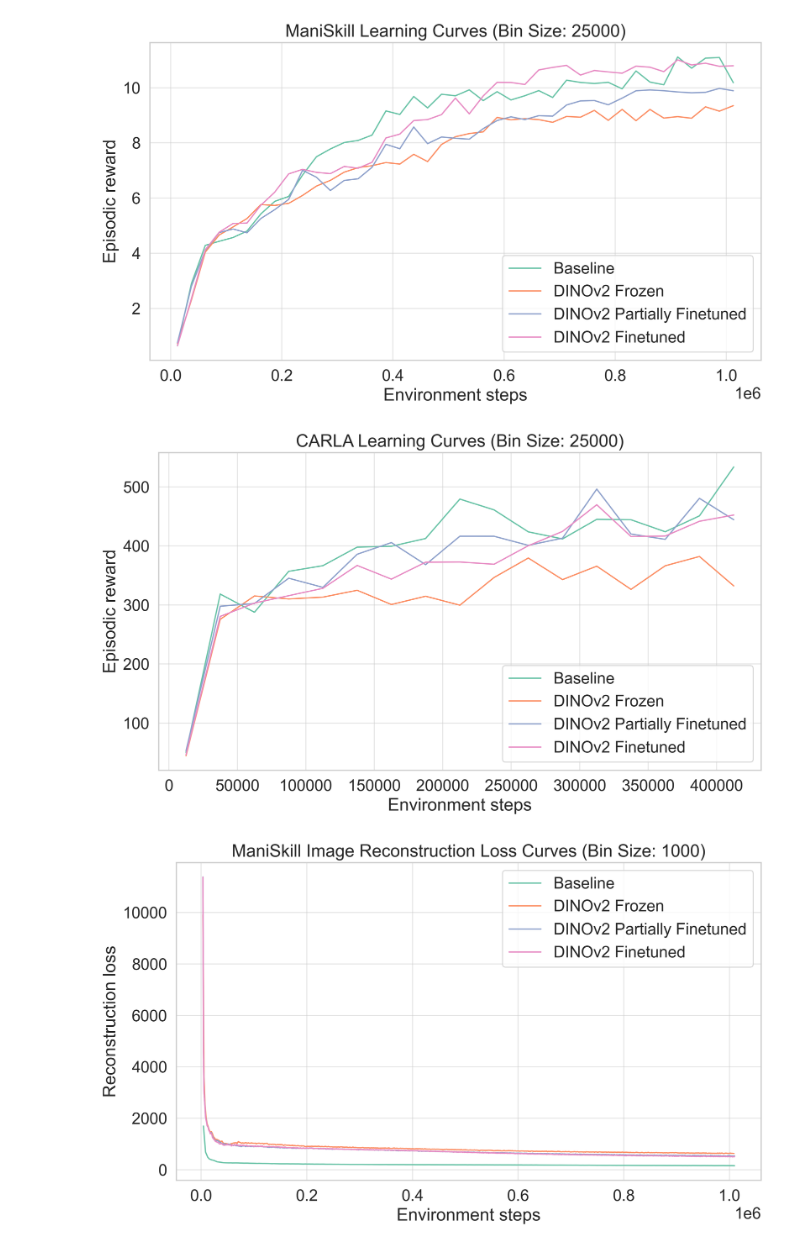
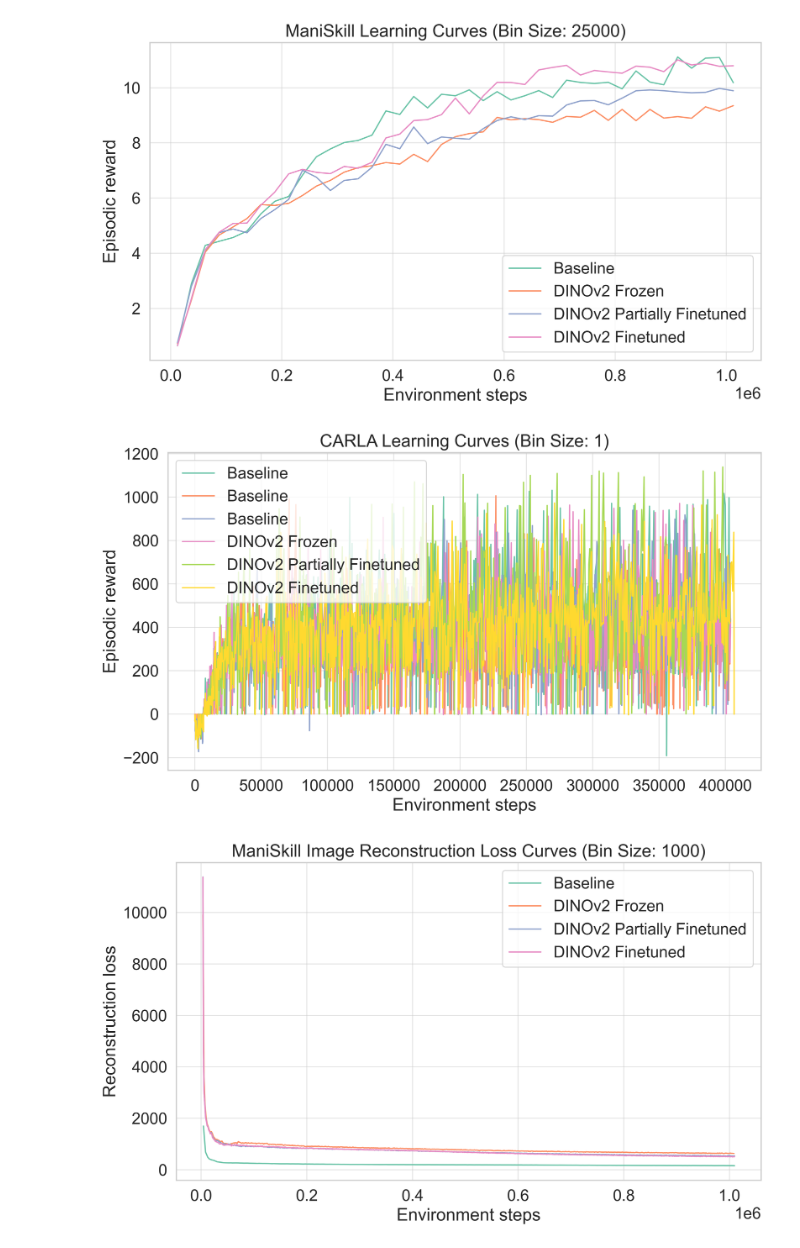
Before and after one commit to JottScones/PVMs-with-DreamerV3, a Jupyter notebook: plot_episodic_score.ipynb, the cells around one changed output. Cells and saved outputs as stored; diff of their text form; code cells hidden in the pictures.

Commit message:
plot res

```diff
--- a/plot_episodic_score.ipynb
+++ b/plot_episodic_score.ipynb
@@ -69,7 +69,7 @@ def plot(files_labels=[], bin_size=1, output=None, value_col="reward", value_nam
     for path, label in files_labels:
         df = _read_log(Path(path), value_col=value_col, value_name=value_name)
         df_binned = _bin(df, bin_size=bin_size, value_name=value_name)  # Bin the data for better visualization
-        sns.lineplot(x=df_binned["step_mid"], y=df_binned[value_name], label=label, linewidth=1.3)
+        sns.lineplot(x=df_binned["step_mid"], y=df_binned[value_name], errorbar='se', label=label, linewidth=1.3)
 
     plt.xlabel(xlabel)
     plt.ylabel(ylabel)
@@ -118,20 +118,22 @@ plot(
 # %%
 plot(
     files_labels=[
         ("./logdir/baseline_carla_train_ID/scores.jsonl", "Baseline"),
+        ("./logdir/baseline_carla_train_ID_1/scores.jsonl", "Baseline"),
+        ("./logdir/baseline_carla_train_ID_2/scores.jsonl", "Baseline"),
         ("./logdir/DINOFreeze_carla_train_ID/scores.jsonl", "DINOv2 Frozen"),
         ("./logdir/DINOPartial_carla_train_ID/scores.jsonl", "DINOv2 Partially Finetuned"),
         ("./logdir/DINOFT_carla_train_ID/scores.jsonl", "DINOv2 Finetuned"),
     ],
-    bin_size=25000,
+    bin_size=1,
     value_col="episode/score",
     value_name="reward",
     xlabel="Environment steps",
     ylabel="Episodic reward",
     title="CARLA Learning Curves",
 )
 # %% [output]
-[figure, old version]
+[figure, new version]
 # %%
 plot(
     files_labels=[
```
Also changed, not shown: 1 other file.
